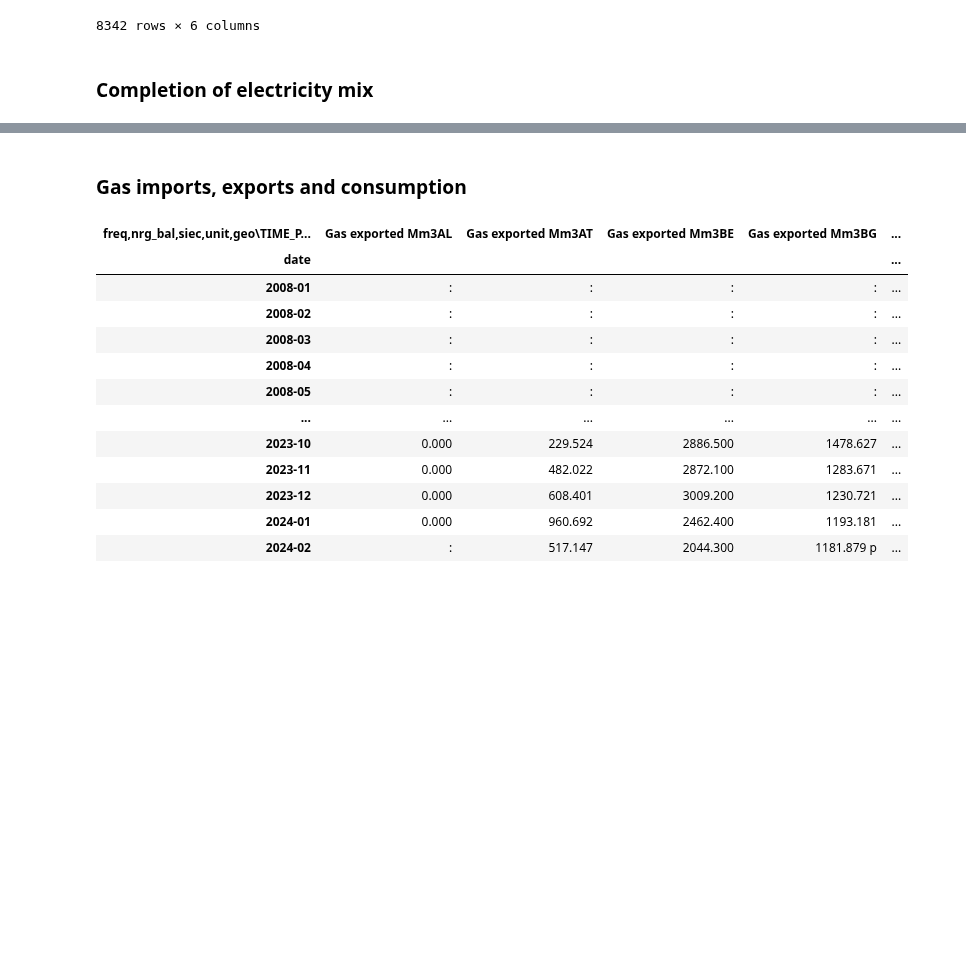
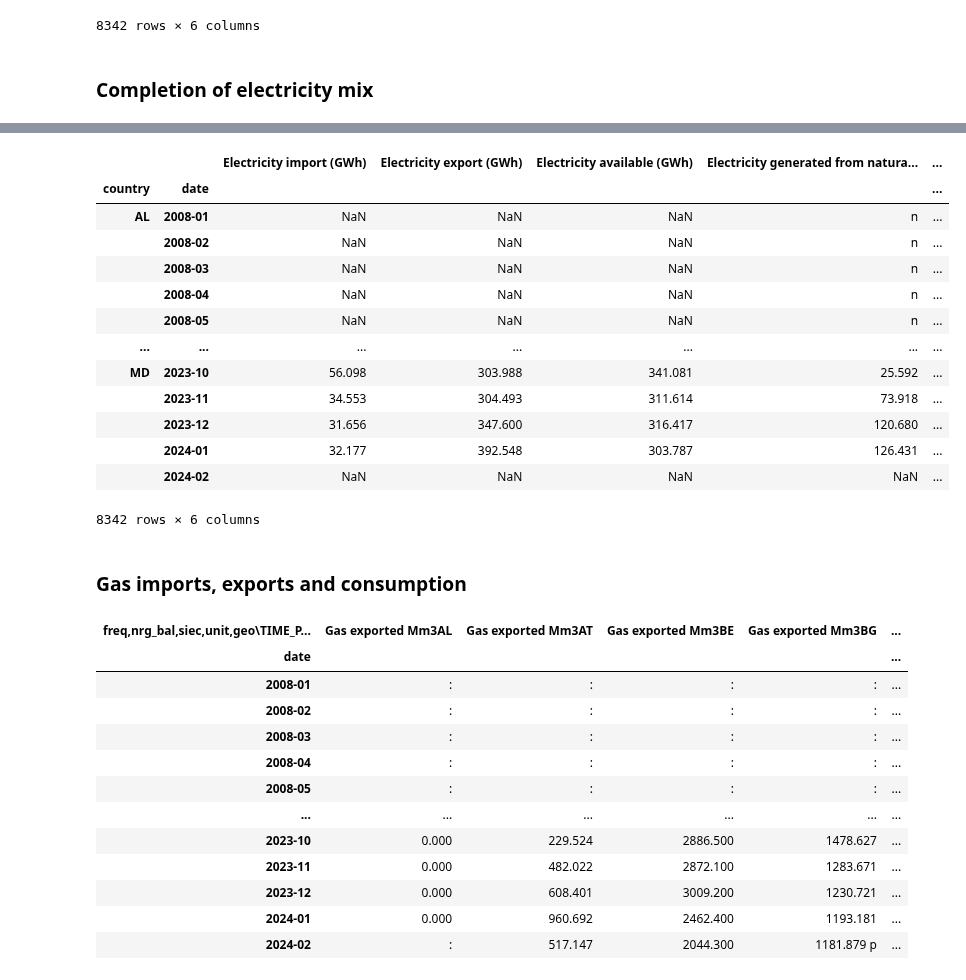
Before and after one commit to gaya22/Project_3_SEne, a Jupyter notebook: raw_df_for_features/cleaning_eurostat_files.ipynb, the cells around one changed output, grey strips where cells are left out. Drawn from its saved outputs; the diff is of its cells as text; code cells hidden in the pictures; blank space fills up the shorter version.

```diff
--- a/raw_df_for_features/cleaning_eurostat_files.ipynb
+++ b/raw_df_for_features/cleaning_eurostat_files.ipynb
@@ -250,3 +462,27 @@ display(s)
+# %%
+
+for j in df_e_mix.index:
+    s.loc[('IT',j),'Fraction of electricity generated by gas'] = df_e_mix.loc[j,'Gas Fraction']
+
+for jj in itfrac.index:
+    s.loc[('IT',jj),'Fraction of electricity generated by gas'] = itfrac.loc[jj,'Gas Fraction']
+
+display(s)
+# %% [output]
+|  |  | Electricity import (GWh) | Electricity export (GWh) | Electricity available (GWh) | Electricity generated from natura... | ... |
+| country | date |  |  |  |  | ... |
+| AL | 2008-01 | NaN | NaN | NaN | n | ... |
+|  | 2008-02 | NaN | NaN | NaN | n | ... |
+|  | 2008-03 | NaN | NaN | NaN | n | ... |
+|  | 2008-04 | NaN | NaN | NaN | n | ... |
+|  | 2008-05 | NaN | NaN | NaN | n | ... |
+| ... | ... | ... | ... | ... | ... | ... |
+| MD | 2023-10 | 56.098 | 303.988 | 341.081 | 25.592 | ... |
+|  | 2023-11 | 34.553 | 304.493 | 311.614 | 73.918 | ... |
+|  | 2023-12 | 31.656 | 347.600 | 316.417 | 120.680 | ... |
+|  | 2024-01 | 32.177 | 392.548 | 303.787 | 126.431 | ... |
+|  | 2024-02 | NaN | NaN | NaN | NaN | ... |
+8342 rows × 6 columns
 # %% [markdown]
 ### Gas imports, exports and consumption
 # %%
```
Also changed, not shown: parts of 10 cells of this notebook, 1 other file.
